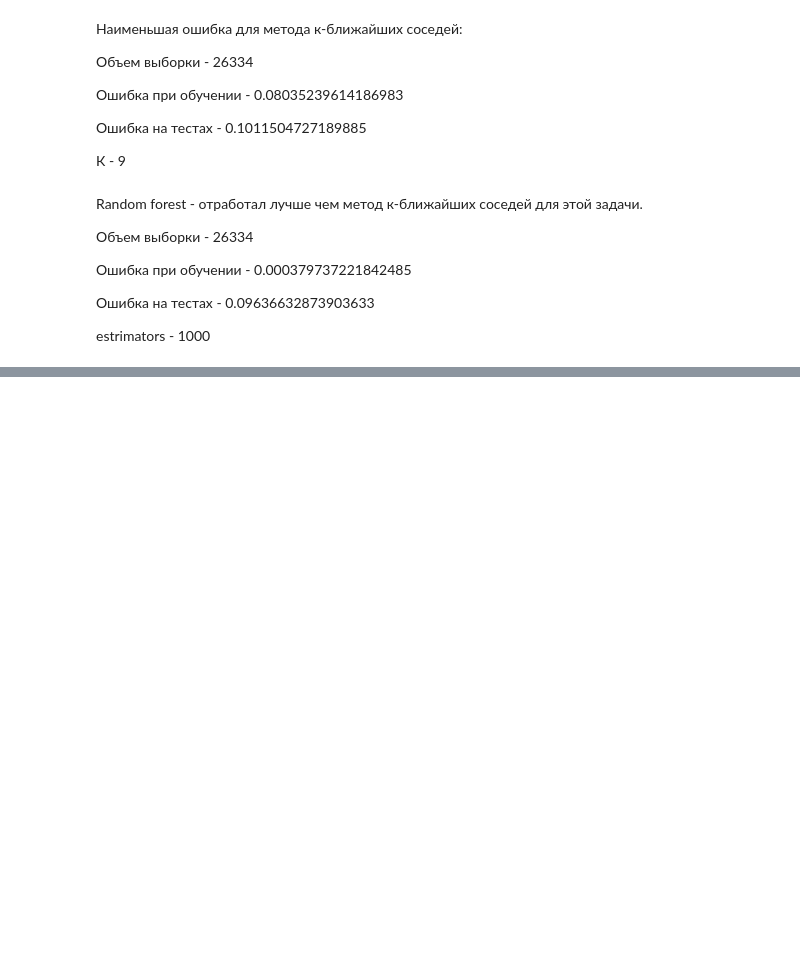
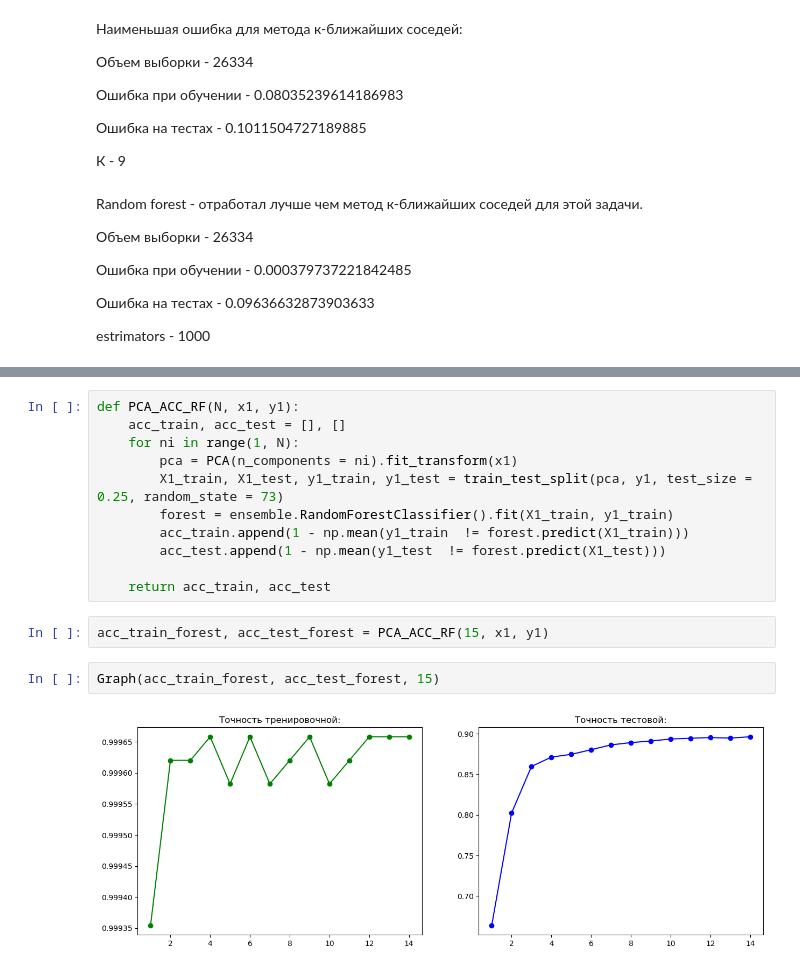
Before and after one commit to SlavikLenkin/MachineLearning, a Jupyter notebook: MachineLearning.ipynb, the cells around one changed output, grey strips where cells are left out. Saved outputs shown, nothing was run; the diff lists cells and outputs as text; blank space fills up the shorter version.

```diff
--- a/MachineLearning.ipynb
+++ b/MachineLearning.ipynb
@@ -891,0 +1021,17 @@ estrimators - 1000
+# %%
+def PCA_ACC_RF(N, x1, y1):
+    acc_train, acc_test = [], []
+    for ni in range(1, N):
+        pca = PCA(n_components = ni).fit_transform(x1)
+        X1_train, X1_test, y1_train, y1_test = train_test_split(pca, y1, test_size = 0.25, random_state = 73)
+        forest = ensemble.RandomForestClassifier().fit(X1_train, y1_train)
+        acc_train.append(1 - np.mean(y1_train  != forest.predict(X1_train)))
+        acc_test.append(1 - np.mean(y1_test  != forest.predict(X1_test)))
+
+    return acc_train, acc_test
+# %%
+acc_train_forest, acc_test_forest = PCA_ACC_RF(15, x1, y1)
+# %%
+Graph(acc_train_forest, acc_test_forest, 15)
+# %% [output]
+[figure, added]
```
Also changed, not shown: parts of 24 cells of this notebook.
